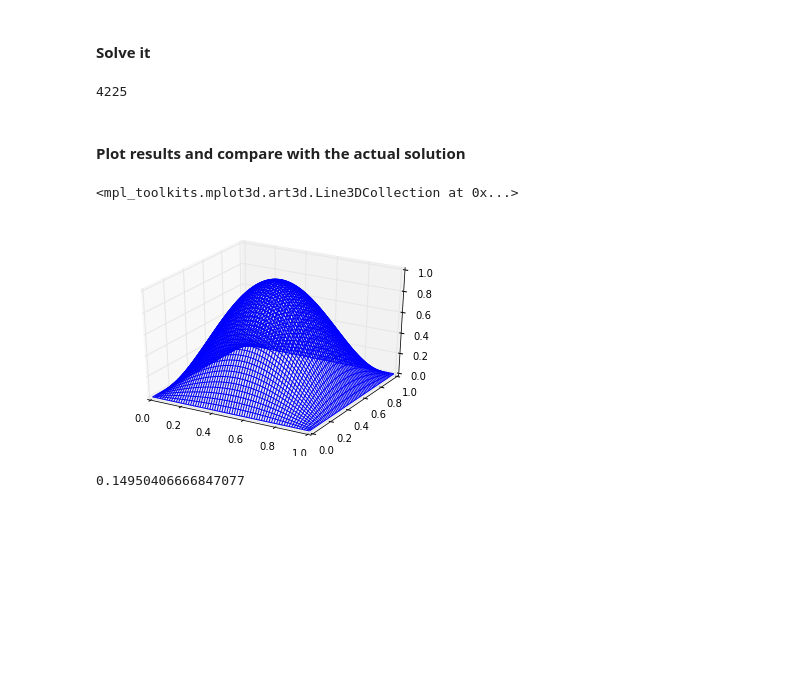
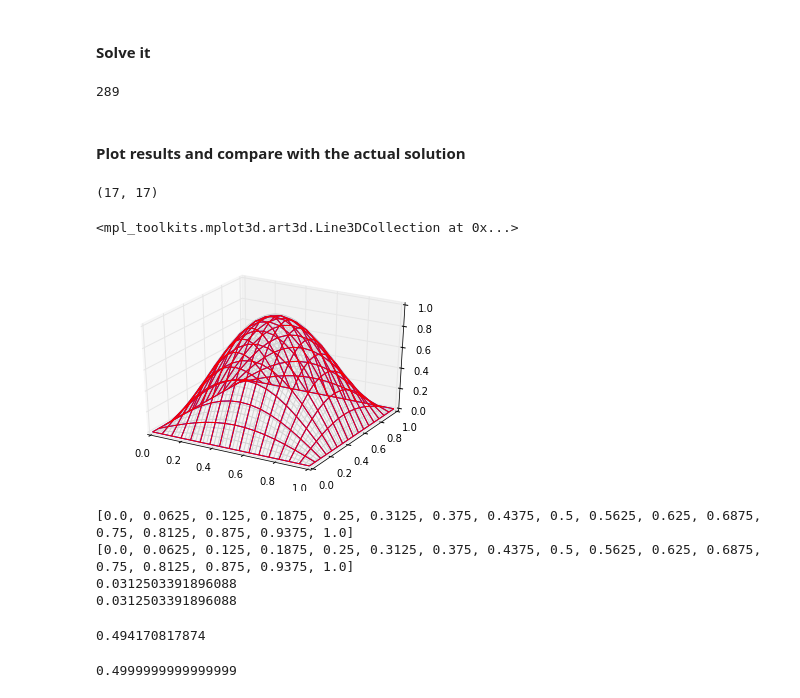
Before and after one commit to alcarney/polynomial_chaos, a Jupyter notebook: src/problem_0.ipynb, the cells around one changed output. Cells and saved outputs as stored; diff of their text form; code cells hidden in the pictures; blank space fills up the shorter version.

```diff
--- a/src/problem_0.ipynb
+++ b/src/problem_0.ipynb
@@ -17,7 +18,7 @@ from mpl_toolkits.mplot3d import Axes3D
 # %% [markdown]
 #### Load in the mesh
 # %%
-N = 64
+N = 16
 obj = rectangular_domain(N=N)
 #obj
 # %% [markdown]
@@ -35,8 +36,11 @@ domain = {'obj': obj, 'known_nodes': known_nodes}
 A = construct_global_stiffness_matrix(domain, parameters)
 M = construct_global_mass_matrix(domain, parameters)
 
+def exact(x, y):
+    return sin(pi * x) * sin(pi * y)
+
 def f (x, y):
-    return (2*pi**2) * (sin(pi * x)) * (sin(pi * y))
+    return (2*pi**2) * (sin(pi * x)) * (sin(pi * y)) #+ pi*cos(pi * x) * sin(pi * y)
 
 verts = [(x,y) for x, y, _ in obj['vertices']]
 F = np.array([f(x,y) for x, y in verts])
@@ -75,7 +94,7 @@ u = np.linalg.solve(A.A, M*F)
 u = np.append(u, [0.0 for _ in range(4*N)])
 len(u)
 # %% [output]
-4225
+289
 # %% [markdown]
 #### Plot results and compare with the actual solution
 # %%
@@ -95,24 +114,29 @@ zs = np.matrix(np.identity(N+1))
 
 for x, y, z in coords:
     zs[x, y] = z
+
+results = solve_system(parameters, known_nodes, f, N, exact)
+# %% [output]
+(17, 17)
 # %%
 fig = plt.figure()
 ax = fig.add_subplot(111, projection='3d')
 
 X = np.linspace(0,1,128)
 Y = np.linspace(0,1,128)
 X, Y = np.meshgrid(X, Y)
 Z = np.sin(pi * X) * np.sin(pi * Y)
 ax.plot_wireframe(X, Y, Z, rstride=3, cstride=3, color='lightgrey')
 
 
 Xs, Ys = np.meshgrid(xi, yi)
-
+xs, ys = np.meshgrid(*results['grid'])
 #Zs = (Xs + Ys) - (Xs + Ys)
 
 ax.plot_wireframe(Xs, Ys, zs, color='blue')
+ax.plot_wireframe(xs, ys, results['U'], color='red')
 #ax.scatter(xs, ys, u, c='r', marker='^')
 # %% [output]
 <mpl_toolkits.mplot3d.art3d.Line3DCollection at 0x...>
-[figure, old version]
+[figure, new version]
 # %%
@@ -132,6 +156,18 @@ def L2_error(grid, soln, exact):
 
     return err
-# %%
-print(L2_error((xi, yi), zs, f))
-# %% [output]
-0.14950406666847077
+# %%
+print(xi)
+print(results['grid'][0])
+print(L2_error(N, (xi, yi), zs, exact))
+print(L2_error(N, results['grid'], results['U'], exact))
+# %% [output]
+[0.0, 0.0625, 0.125, 0.1875, 0.25, 0.3125, 0.375, 0.4375, 0.5, 0.5625, 0.625, 0.6875, 0.75, 0.8125, 0.875, 0.9375, 1.0]
+[0.0, 0.0625, 0.125, 0.1875, 0.25, 0.3125, 0.375, 0.4375, 0.5, 0.5625, 0.625, 0.6875, 0.75, 0.8125, 0.875, 0.9375, 1.0]
+0.0312503391896088
+0.0312503391896088
+# %%
+print(results['U'][4,4])
+exact(0.25, 0.25)
+# %% [output]
+0.494170817874
+0.4999999999999999
```
Also changed, not shown: parts of 6 cells of this notebook, 6 other files.
